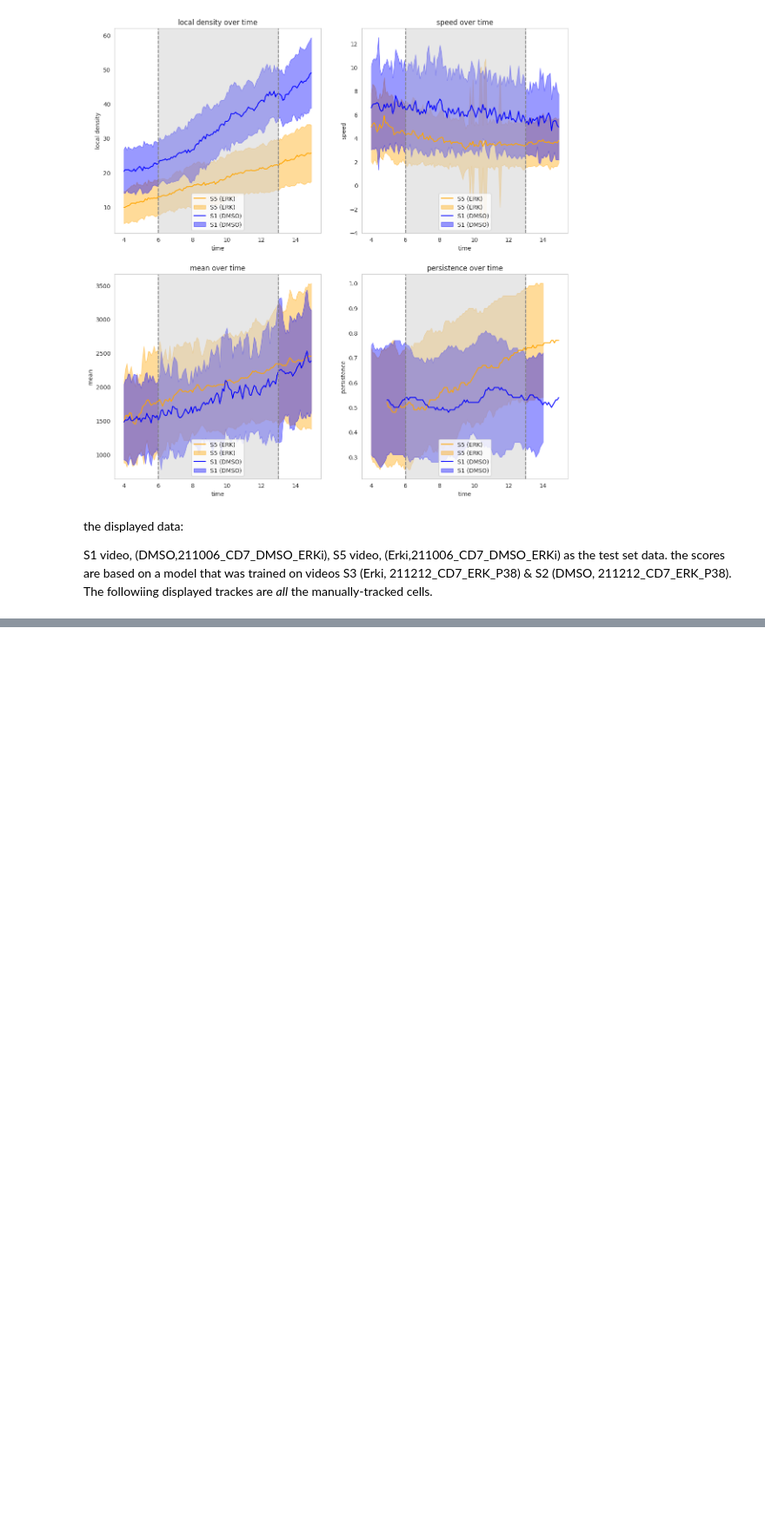
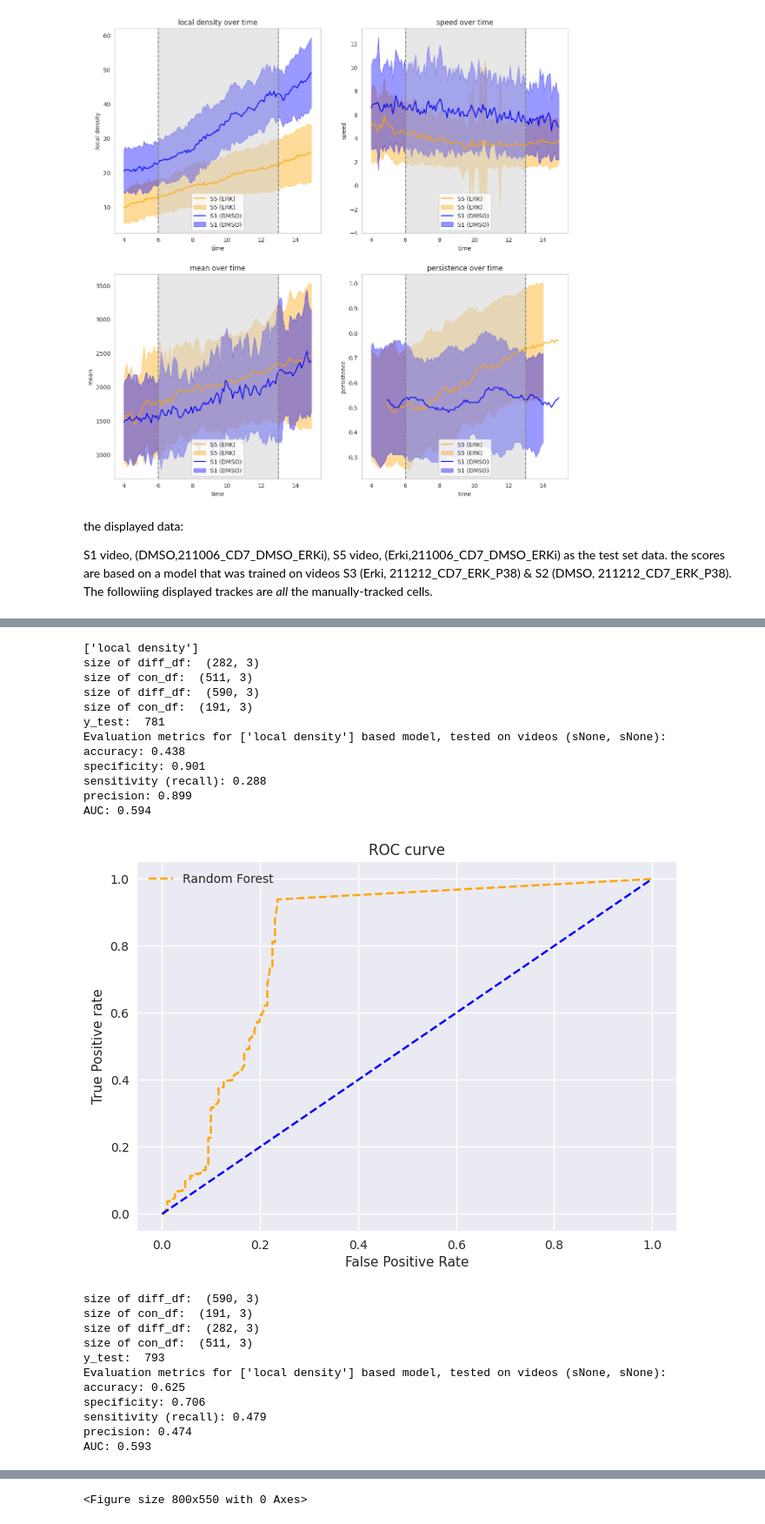
Before and after one commit to zaritskylab/muscle-formation-prediction, a Jupyter notebook: analysis/notebooks/figure_3.ipynb, the cells around one changed output, grey strips where cells are left out. Shown at 87% size. Saved outputs shown, nothing was run; the diff lists cells and outputs as text; code cells hidden in the pictures; blank space fills up the shorter version.

```diff
--- a/analysis/notebooks/figure_3.ipynb
+++ b/analysis/notebooks/figure_3.ipynb
@@ -118,0 +235,64 @@ The followiing displayed trackes are *all* the manually-tracked cells.
+# %%
+def run_clf_model(features_lst, scaler, avg_score=False):
+    cols = [f'moving_{f}' for f in features_lst]
+    cols.extend([ "Spot frame", "Spot track ID"])
+    os.makedirs(consts.storage_path + "simple_classifiers", exist_ok=True)
+    for con_train_n, diff_train_n, con_test_n, diff_test_n in [("s1", "s5", "s2", "s3"), ("s2", "s3", "s1", "s5")]:
+        dir_path = consts.storage_path + fr"simple_classifiers/test {con_test_n}, {diff_test_n} scaler={scaler},{str(features_lst)}"
+        os.makedirs(dir_path, exist_ok=True)
+
+        train_con, train_dif = scores_df_dict[con_train_n], scores_df_dict[diff_train_n]
+        test_con, test_dif = scores_df_dict[con_test_n], scores_df_dict[diff_test_n]
+
+        aucs_lst = []
+        feature_df_test_con, feature_df_test_dif, clf, auc = create_rf(dir_path, features_lst, cols, train_con, train_dif, test_con, test_dif, scaler)
+        aucs_lst.append(auc)
+
+        if avg_score:
+            df_score_con = model_utils.calc_state_trajectory(feature_df_test_con[cols].dropna(), clf, n_frames=260)
+            df_score_dif = model_utils.calc_state_trajectory(feature_df_test_dif[cols].dropna(), clf, n_frames=260)
+            pickle.dump(df_score_con, open(dir_path + f"/df_prob_vid_num={con_test_n}.pkl", 'wb'))
+            pickle.dump(df_score_dif, open(dir_path + f"/df_prob_vid_num={diff_test_n}.pkl", 'wb'))
+
+    return np.mean(aucs_lst), np.std(aucs_lst)
+lag1=1
+lag2=1
+scores_df_dict = {"s1": data_utils.remove_short_tracks(scores_df_s1.copy(), 1),
+                  "s2": data_utils.remove_short_tracks(scores_df_s2.copy(), 1),
+                  "s3": scores_df_s3_50,
+                  "s5": data_utils.remove_short_tracks(scores_df_s5.copy(), 1)}
+lsts = [["local density"], ] #["speed"], ["mean"], ["persistence"], ["speed", "mean", "persistence", "local density"]]
+aucs_standard = {}
+aucs_none = {}
+for lst in lsts:
+    print(lst)
+    aucs_none[str(lst)] = run_clf_model(lst, scaler=None, avg_score=False)
+# size of diff_df:  (189, 3)
+# size of con_df:  (322, 3)
+# size of diff_df:  (449, 3)
+# size of con_df:  (150, 3)
+# %% [output]
+['local density']
+size of diff_df:  (282, 3)
+size of con_df:  (511, 3)
+size of diff_df:  (590, 3)
+size of con_df:  (191, 3)
+y_test:  781
+Evaluation metrics for ['local density'] based model, tested on videos (sNone, sNone):
+accuracy: 0.438
+specificity: 0.901
+sensitivity (recall): 0.288
+precision: 0.899
+AUC: 0.594
+[figure, added]
+size of diff_df:  (590, 3)
+size of con_df:  (191, 3)
+size of diff_df:  (282, 3)
+size of con_df:  (511, 3)
+y_test:  793
+Evaluation metrics for ['local density'] based model, tested on videos (sNone, sNone):
+accuracy: 0.625
+specificity: 0.706
+sensitivity (recall): 0.479
+precision: 0.474
+AUC: 0.593
@@ -118,0 +300 @@ The followiing displayed trackes are *all* the manually-tracked cells.
+<Figure size 800x550 with 0 Axes>
```
Also changed, not shown: parts of 18 cells of this notebook, 21 other files.
